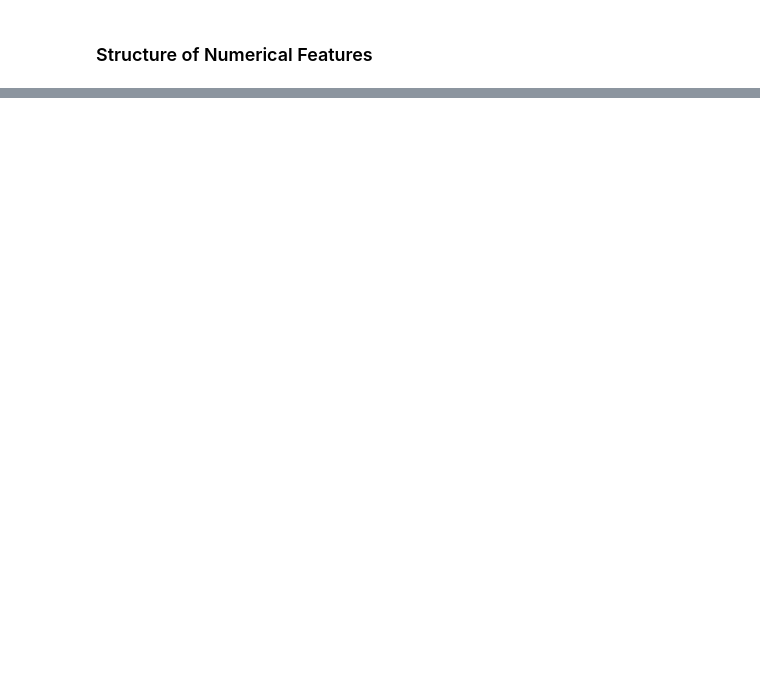
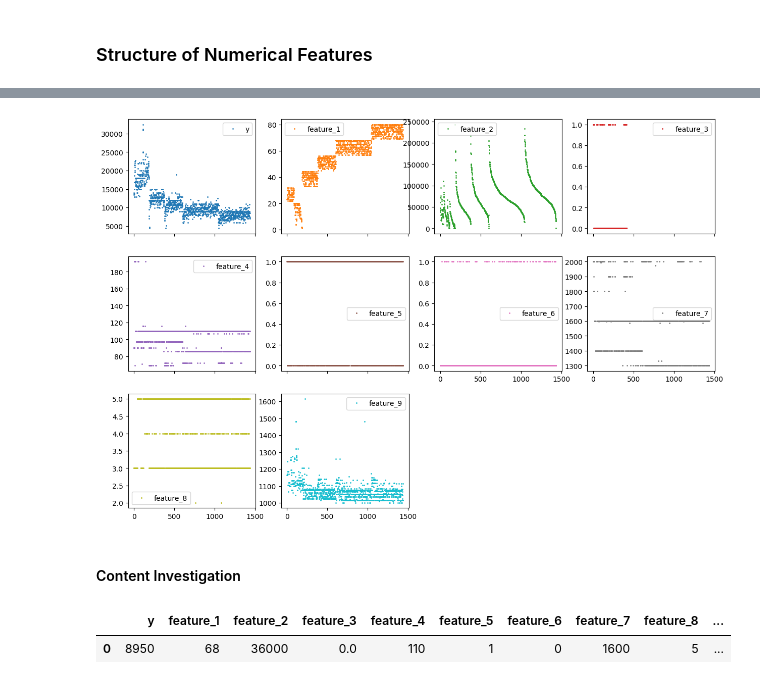
Before and after one commit to majarall/EDA-Azure-Pipeline, a Jupyter notebook: Task1.ipynb, the cells around one changed output, grey strips where cells are left out. Drawn from its saved outputs; the diff is of its cells as text; code cells hidden in the pictures; blank space fills up the shorter version.

```diff
--- a/Task1.ipynb
+++ b/Task1.ipynb
@@ -154,0 +294,12 @@ dtype: int64
+# %%
+# numerical features
+df.plot(lw=0, marker='.', subplots=True, layout=(-1,4), figsize=(15,10), markersize=2);
+# %% [output]
+[figure, added]
+# %% [markdown]
+#### Content Investigation
+# %%
+df.mode()
+# %% [output]
+|  | y | feature_1 | feature_2 | feature_3 | feature_4 | feature_5 | feature_6 | feature_7 | feature_8 | ... |
+| 0 | 8950 | 68 | 36000 | 0.0 | 110 | 1 | 0 | 1600 | 5 | ... |
```
Also changed, not shown: parts of 31 cells of this notebook.
